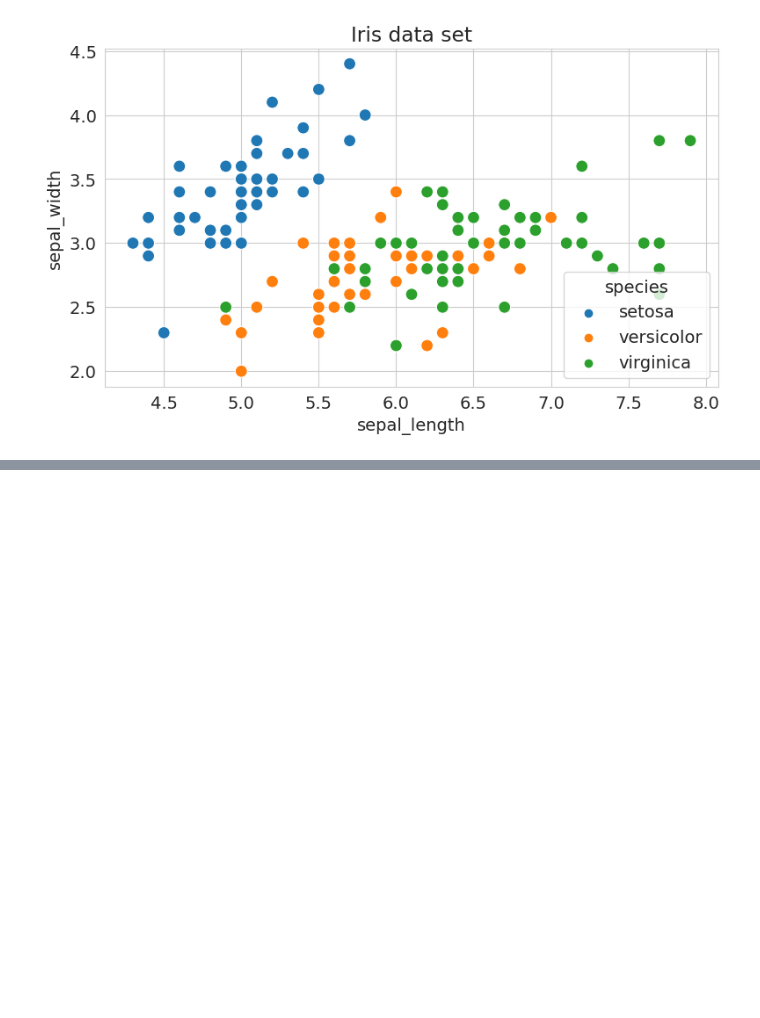
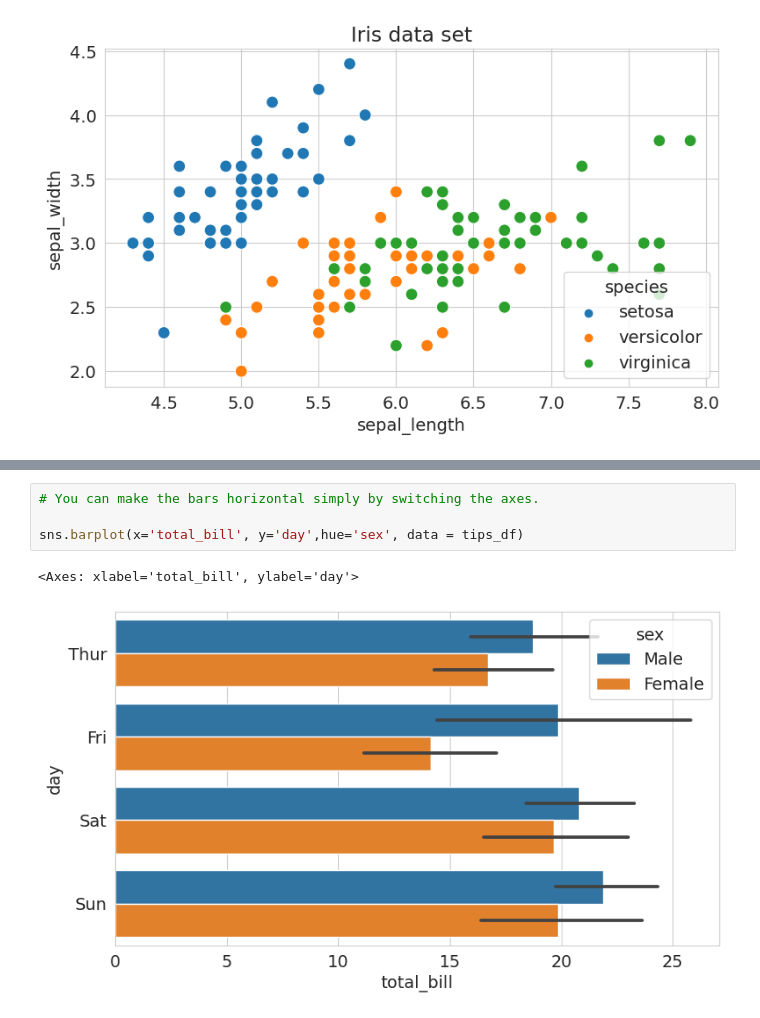
Before and after one commit to Sejan157218/Data_Analysis_with_Python, a Jupyter notebook: python-matplotlib-data-visualization/python-matplotlib-data-visualization.ipynb, the cells around one changed output, grey strips where cells are left out. Drawn from its saved outputs; the diff is of its cells as text; blank space fills up the shorter version.

```diff
--- a/python-matplotlib-data-visualization/python-matplotlib-data-visualization.ipynb
+++ b/python-matplotlib-data-visualization/python-matplotlib-data-visualization.ipynb
@@ -306,0 +307,7 @@ sns.barplot(x='day', y='total_bill',hue='sex', data = tips_df)
+# %%
+# You can make the bars horizontal simply by switching the axes.
+
+sns.barplot(x='total_bill', y='day',hue='sex', data = tips_df)
+# %% [output]
+<Axes: xlabel='total_bill', ylabel='day'>
+[figure, added]
```
Also changed, not shown: parts of 41 cells of this notebook.
